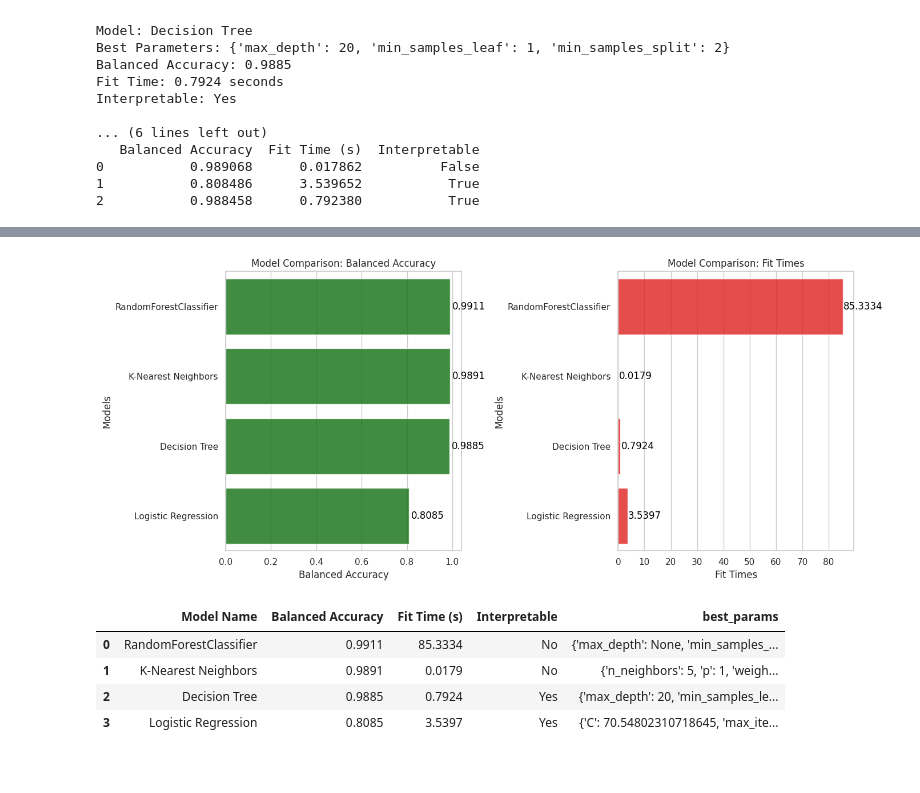
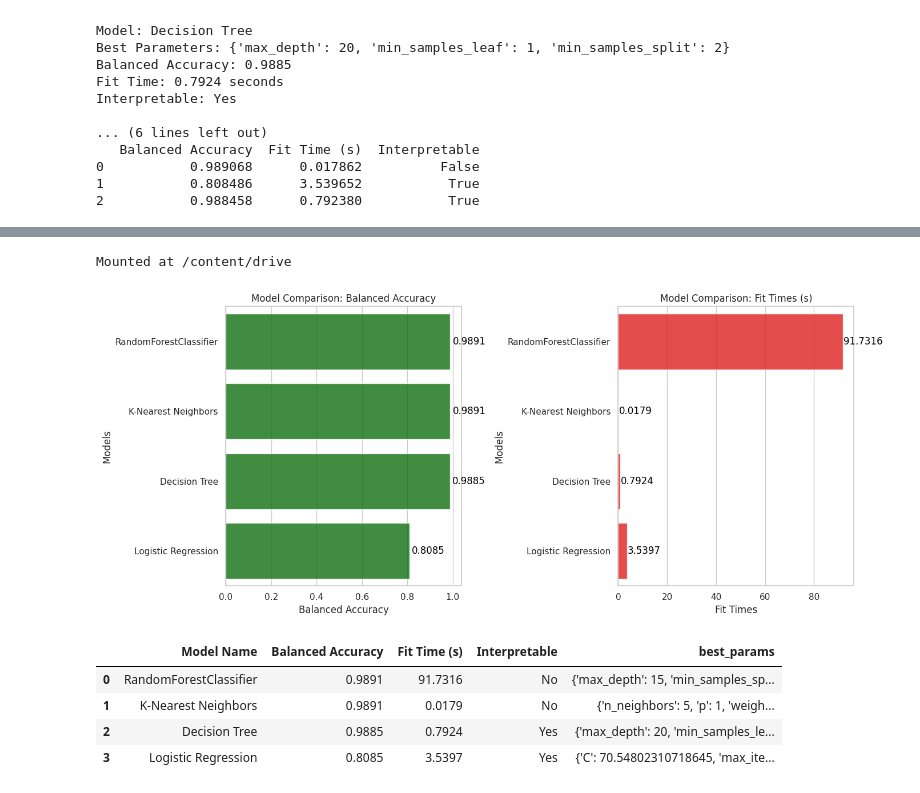
Before and after one commit to aaghouse/Cybersecurity_ML, a Jupyter notebook: cyber_ml_capstone.ipynb, the cells around one changed output, grey strips where cells are left out. Saved outputs shown, nothing was run; the diff lists cells and outputs as text; code cells hidden in the pictures.

```diff
--- a/cyber_ml_capstone.ipynb
+++ b/cyber_ml_capstone.ipynb
@@ -1142,27 +1196,33 @@ red_imp_features = [
 ]
 '''
 red_imp_features = [
-    'standardscaler__src_ip_bytes',
-    'standardscaler__src_pkts',
-    'onehotencoder__proto_udp',
-    'onehotencoder__proto_tcp',
-    'standardscaler__dst_ip_bytes',
-    'standardscaler__dst_pkts',
-    'standardscaler__dst_bytes',
-    'onehotencoder__conn_state_REJ',
-    'standardscaler__src_bytes',
-    'standardscaler__duration',
-    'onehotencoder__service_dns',
-    'onehotencoder__conn_state_S0',
-    'onehotencoder__dns_rcode_3',
-    'onehotencoder__dns_qclass_1',
-    'onehotencoder__dns_qtype_1'
-]
+  'standardscaler__src_ip_bytes',
+  'standardscaler__dst_ip_bytes',
+  'standardscaler__src_pkts',
+  'standardscaler__dst_pkts',
+  'standardscaler__src_bytes',
+  'onehotencoder__conn_state_S0',
+  'standardscaler__dst_bytes',
+  'onehotencoder__conn_state_REJ',
+  'standardscaler__duration',
+  'onehotencoder__dns_qclass_1',
+  'onehotencoder__service_http',
+  'onehotencoder__dns_qtype_12',
+  'onehotencoder__conn_state_SF',
+  'onehotencoder__conn_state_SH',
+  'onehotencoder__dns_rcode_3'
+  ]
 
 #print('Reduced Important Features to implement Support Vector Machine:', red_imp_features)
 
-y = netclean_df['remainder__label']
-X = netclean_df[red_imp_features]
+from google.colab import drive
+drive.mount('/content/drive', force_remount=True)
+import pandas as pd
+netclean_redf_df = pd.read_csv('/content/drive/My Drive/Colab Notebooks/AIML/capstone/capstone-dataset/netclean_redf_df.csv', index_col=0)
+
+#print(netclean_redf_df.columns)
+X = netclean_redf_df[red_imp_features]
+y = netclean_redf_df['remainder__label']
 
 from sklearn.model_selection import train_test_split, GridSearchCV
 from sklearn.svm import SVC
@@ -1208,6 +1268,8 @@ print('Model: Feature red RandomForestClassifier + SVM' )
 print("Balanced accuracy:", balanced_acc)
 print('Fit Time:', end_time - start_time)
 print('Interpretable: No')
+# %% [output]
+Mounted at /content/drive
 # %%
 # Initial succesful run results
 #Model: K-Nearest Neighbors
@@ -1229,10 +1291,10 @@ print('Interpretable: No')
 #Interpretable: Yes
 
 #With top 15 parameters
-#Best parameters:  {'max_depth': None, 'min_samples_split': 2, 'n_estimators': 300}
+#Best parameters:  {'max_depth': 15, 'min_samples_split': 2, 'n_estimators': 300}
 #Model: RandomForestClassifier
-#Balanced accuracy: 0.991113318071347
-#Fit Time: 85.33337879180908
+#Balanced accuracy: 0.9891515413954313
+#Fit Time: 91.73168134689331
 #Interpretable: No
 
 import pandas as pd
@@ -1243,15 +1305,15 @@ import seaborn as sns
 results = pd.DataFrame()
 
 # Define dictionaries for different models' best parameters
-best_params_rf_dict = {'max_depth': None, 'min_samples_split': 2, 'n_estimators': 300}
+best_params_rf_dict = {'max_depth': 15, 'min_samples_split': 2, 'n_estimators': 300}
 best_params_knn_dict = {'n_neighbors': 5, 'p': 1, 'weights': 'distance'}
 best_params_dt_dict = {'max_depth': 20, 'min_samples_leaf': 1, 'min_samples_split': 2}
 best_params_lr_dict = {'C': 70.54802310718645, 'max_iter': 100, 'penalty': 'l2'}
 
 # Populate the DataFrame with model-related information
 results = results.append({'Model Name': 'RandomForestClassifier',
-                          'Balanced Accuracy': 0.9911,
-                          'Fit Time (s)': 85.3334,
+                          'Balanced Accuracy': 0.9891,
+                          'Fit Time (s)': 91.7316,
                           'Interpretable': 'No',
                           'best_params': str(best_params_rf_dict)},
                          ignore_index=True)
@@ -1273,37 +1335,37 @@ results = results.append({'Model Name': 'Decision Tree',
 results = results.append({'Model Name': 'Logistic Regression',
                           'Balanced Accuracy': 0.8085,
                           'Fit Time (s)': 3.5397,
                           'Interpretable': 'Yes',
                           'best_params': str(best_params_lr_dict)},
                          ignore_index=True)
 
 # Visual representation of the analyzed models using seaborn
 sns.set(style="whitegrid")
 fig, (ax1, ax2) = plt.subplots(1, 2, figsize=(14, 6))
 
 sns.barplot(x='Balanced Accuracy', y='Model Name', data=results, color='green', alpha=0.8, ax=ax1)
 ax1.set_xlabel('Balanced Accuracy')
 ax1.set_ylabel('Models')
 ax1.set_title('Model Comparison: Balanced Accuracy')
 for i, v in enumerate(results['Balanced Accuracy']):
     ax1.text(v + 0.01, i, str(round(v, 4)), color='black', va='center')
 
 sns.barplot(x='Fit Time (s)', y='Model Name', data=results, color='red', alpha=0.8, ax=ax2)
 ax2.set_xlabel('Fit Times')
 ax2.set_ylabel('Models')
-ax2.set_title('Model Comparison: Fit Times')
+ax2.set_title('Model Comparison: Fit Times (s)')
 for i, v in enumerate(results['Fit Time (s)']):
     ax2.text(v + 0.3, i, str(round(v, 4)), color='black', va='center')
 
 plt.tight_layout()
 plt.show()
 
 # Display the DataFrame
 results.head()
 # %% [output]
-[figure, old version]
+[figure, new version]
 |  | Model Name | Balanced Accuracy | Fit Time (s) | Interpretable | best_params |
-| 0 | RandomForestClassifier | 0.9911 | 85.3334 | No | {'max_depth': None, 'min_samples_... |
+| 0 | RandomForestClassifier | 0.9891 | 91.7316 | No | {'max_depth': 15, 'min_samples_sp... |
 | 1 | K-Nearest Neighbors | 0.9891 | 0.0179 | No | {'n_neighbors': 5, 'p': 1, 'weigh... |
 | 2 | Decision Tree | 0.9885 | 0.7924 | Yes | {'max_depth': 20, 'min_samples_le... |
 | 3 | Logistic Regression | 0.8085 | 3.5397 | Yes | {'C': 70.54802310718645, 'max_ite... |
```
Also changed, not shown: parts of 6 cells of this notebook.
